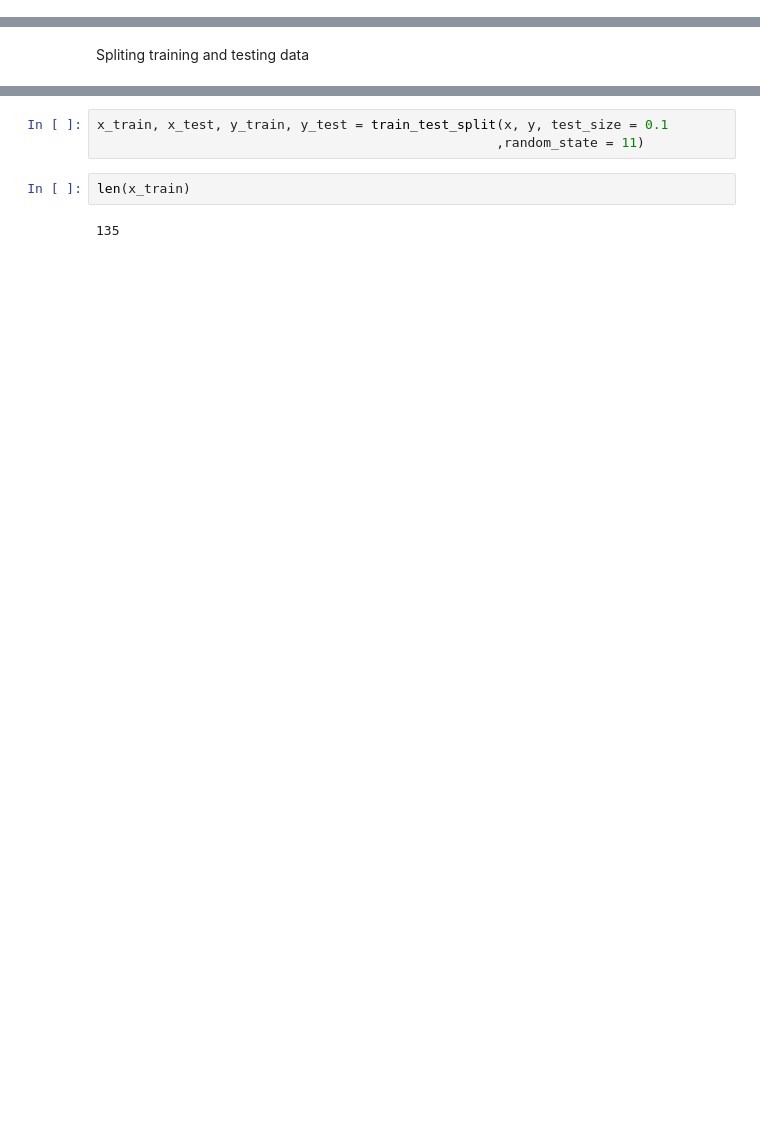
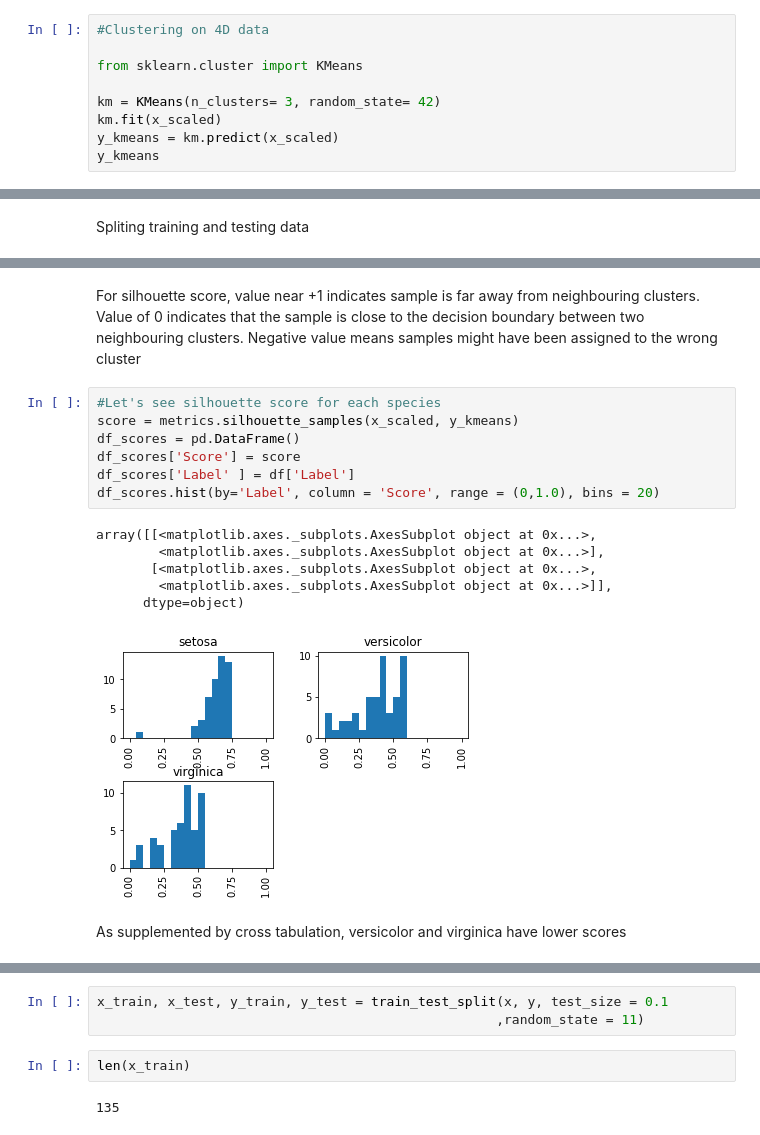
Before and after one commit to reality666/amateur-machine, a Jupyter notebook: Iris clustering.ipynb, the cells around one changed output, grey strips where cells are left out. Saved outputs shown, nothing was run; the diff lists cells and outputs as text; blank space fills up the shorter version.

```diff
--- a/Iris clustering.ipynb
+++ b/Iris clustering.ipynb
@@ -143,0 +144,9 @@ x_scaled.sample(10)
+# %%
+#Clustering on 4D data
+
+from sklearn.cluster import KMeans
+
+km = KMeans(n_clusters= 3, random_state= 42)
+km.fit(x_scaled)
+y_kmeans = km.predict(x_scaled)
+y_kmeans
@@ -145,0 +183,18 @@ Spliting training and testing data
+# %% [markdown]
+For silhouette score, value near +1 indicates sample is far away from neighbouring clusters. Value of 0 indicates that the sample is close to the decision boundary between two neighbouring clusters. Negative value means samples might have been assigned to the wrong cluster
+# %%
+#Let's see silhouette score for each species
+score = metrics.silhouette_samples(x_scaled, y_kmeans)
+df_scores = pd.DataFrame()
+df_scores['Score'] = score
+df_scores['Label' ] = df['Label']
+df_scores.hist(by='Label', column = 'Score', range = (0,1.0), bins = 20)
+# %% [output]
+array([[<matplotlib.axes._subplots.AxesSubplot object at 0x...>,
+        <matplotlib.axes._subplots.AxesSubplot object at 0x...>],
+       [<matplotlib.axes._subplots.AxesSubplot object at 0x...>,
+        <matplotlib.axes._subplots.AxesSubplot object at 0x...>]],
+      dtype=object)
+[figure, added]
+# %% [markdown]
+As supplemented by cross tabulation, versicolor and virginica have lower scores
```
Also changed, not shown: parts of 7 cells of this notebook.
